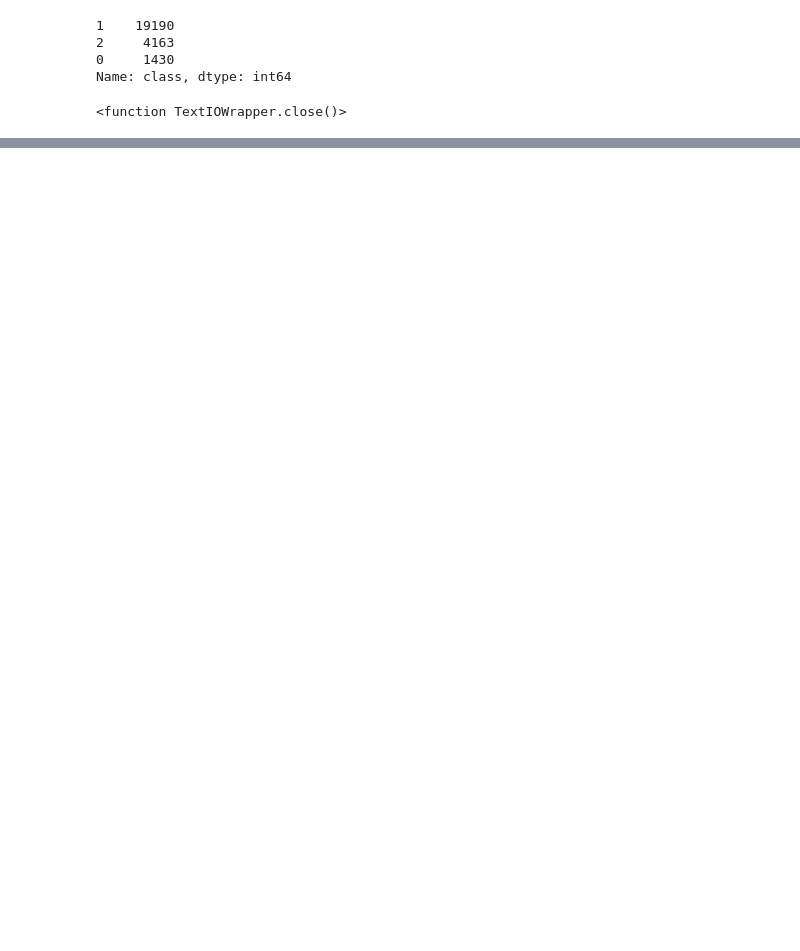
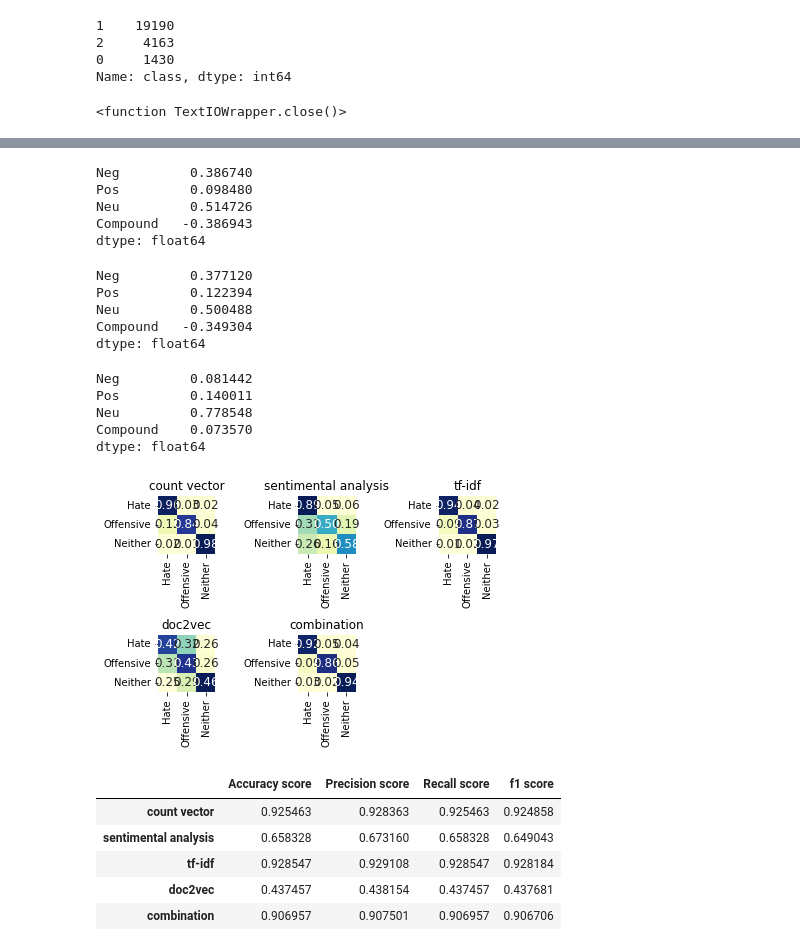
Before and after one commit to Anpan981025/ML_groupproject, a Jupyter notebook: data_augmentation.ipynb, the cells around one changed output, grey strips where cells are left out. Saved outputs shown, nothing was run; the diff lists cells and outputs as text; code cells hidden in the pictures; blank space fills up the shorter version.

```diff
--- a/data_augmentation.ipynb
+++ b/data_augmentation.ipynb
@@ -98,0 +202,24 @@ python code/augment.py --input=data/input_data_3_2.txt --output=3_1.txt --num_au
+# %%
+new_features_0.mean(axis=0)
+# %% [output]
+Neg         0.386740
+Pos         0.098480
+Neu         0.514726
+Compound   -0.386943
+dtype: float64
+# %%
+new_features_1.mean(axis=0)
+# %% [output]
+Neg         0.377120
+Pos         0.122394
+Neu         0.500488
+Compound   -0.349304
+dtype: float64
+# %%
+new_features_2.mean(axis=0)
+# %% [output]
+Neg         0.081442
+Pos         0.140011
+Neu         0.778548
+Compound    0.073570
+dtype: float64
@@ -98,0 +248,2 @@ python code/augment.py --input=data/input_data_3_2.txt --output=3_1.txt --num_au
+# %%
+total_features = np.concatenate([pd.DataFrame(cv_features),pd.DataFrame(tfidf_features),sa_features,doc2vec_features],axis=1)
@@ -98,0 +263,50 @@ python code/augment.py --input=data/input_data_3_2.txt --output=3_1.txt --num_au
+# %%
+from sklearn.metrics import accuracy_score, precision_score, recall_score, f1_score, confusion_matrix
+import seaborn
+feature_list = ['count vector', "sentimental analysis", "tf-idf", "doc2vec", "combination"]
+
+def result_evaluation(cm, y_test, pred, index, title):
+    matrix_proportions = np.zeros((3,3))
+    for i in range(0,3):
+        matrix_proportions[i,:] = cm[i,:]/float(cm[i,:].sum())
+    names=['Hate','Offensive','Neither']
+    confusion_df = pd.DataFrame(matrix_proportions, index=names,columns=names)
+    ax = plt.subplot(2, 3, index+1)
+    ax = seaborn.heatmap(confusion_df,annot=True,annot_kws={"size": 12},cmap='YlGnBu',cbar=False, square=True,fmt='.2f')
+    ax.set_title(title)
+
+    metrics_table['Accuracy score'].append(accuracy_score(y_test, pred))
+    metrics_table['Precision score'].append(precision_score(y_test, pred,average='weighted'))
+    metrics_table['Recall score'].append(recall_score(y_test, pred,average='weighted'))
+    metrics_table["f1 score"].append(f1_score(y_test, pred,average='weighted'))
+# %%
+from sklearn.tree import DecisionTreeClassifier
+
+metrics_table = {
+    'Accuracy score':[],
+    'Precision score':[],
+    'Recall score':[],
+    'f1 score':[]
+}
+
+for i in range(len(splited_data)):
+    data = splited_data[i]
+    classifier = DecisionTreeClassifier()
+    classifier.fit(data[0], data[1])
+    pred = classifier.predict(data[2])
+    cm = confusion_matrix(data[3],pred)
+    title = feature_list[i]
+    result_evaluation(cm, data[3], pred, i, title)
+
+plt.tight_layout()
+plt.show()
+metrics_table = pd.DataFrame(metrics_table, index = feature_list)
+metrics_table
+# %% [output]
+[figure, added]
+|  | Accuracy score | Precision score | Recall score | f1 score |
+| count vector | 0.925463 | 0.928363 | 0.925463 | 0.924858 |
+| sentimental analysis | 0.658328 | 0.673160 | 0.658328 | 0.649043 |
+| tf-idf | 0.928547 | 0.929108 | 0.928547 | 0.928184 |
+| doc2vec | 0.437457 | 0.438154 | 0.437457 | 0.437681 |
+| combination | 0.906957 | 0.907501 | 0.906957 | 0.906706 |
```
Also changed, not shown: parts of 20 cells of this notebook, 16 other files.
